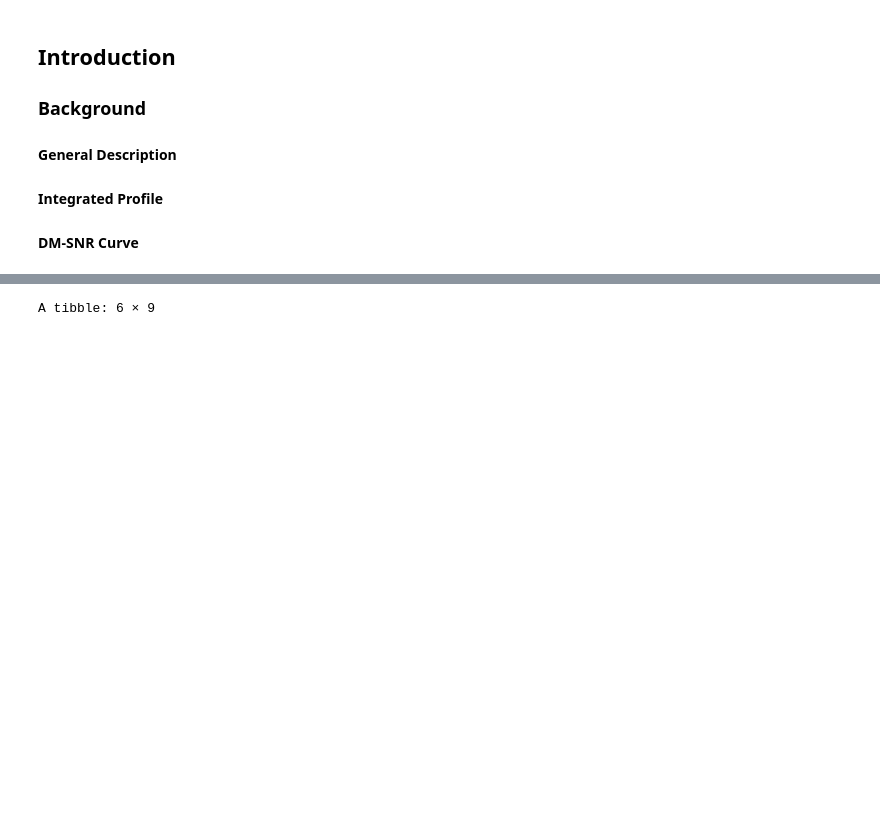
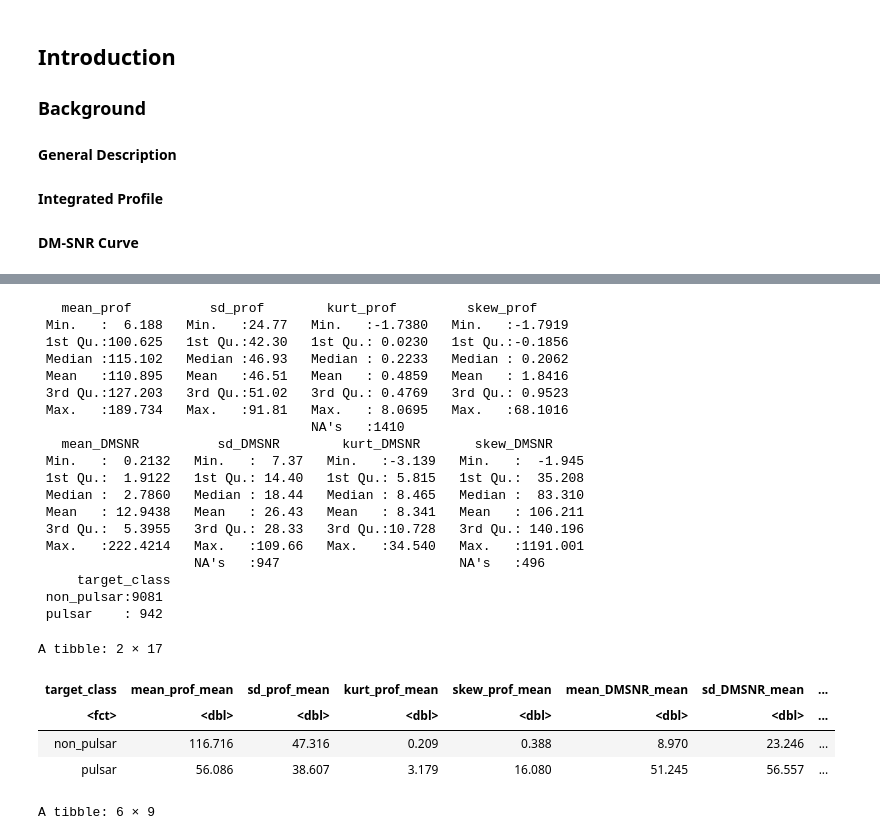
Before and after one commit to NicoRui/DSCI_100_Project, a Jupyter notebook: Proposal.ipynb, the cells around one changed output, grey strips where cells are left out. Drawn from its saved outputs; the diff is of its cells as text; code cells hidden in the pictures; blank space fills up the shorter version.

```diff
--- a/Proposal.ipynb
+++ b/Proposal.ipynb
@@ -96,3 +100,41 @@ summary_train_large = pulsar_train %>%
+# %%
+# Table of some summary statistics fore each variable
+summary(pulsar_train)
+
+#Pulsar train and test with no NAs
+pulsar_train_noNA = drop_na(pulsar_train)
+pulsar_test_noNA = drop_na(pulsar_test)
+
+summary_train_distribution = pulsar_train_noNA %>%
+    group_by(target_class) %>%
+    summarize_all(list(mean = mean, sd = sd)) %>%
+    mutate(across(where(is.numeric), round, 3))
+summary_train_distribution
+# %% [output]
+   mean_prof          sd_prof        kurt_prof         skew_prof
+ Min.   :  6.188   Min.   :24.77   Min.   :-1.7380   Min.   :-1.7919
+ 1st Qu.:100.625   1st Qu.:42.30   1st Qu.: 0.0230   1st Qu.:-0.1856
+ Median :115.102   Median :46.93   Median : 0.2233   Median : 0.2062
+ Mean   :110.895   Mean   :46.51   Mean   : 0.4859   Mean   : 1.8416
+ 3rd Qu.:127.203   3rd Qu.:51.02   3rd Qu.: 0.4769   3rd Qu.: 0.9523
+ Max.   :189.734   Max.   :91.81   Max.   : 8.0695   Max.   :68.1016
+                                   NA's   :1410
+   mean_DMSNR          sd_DMSNR        kurt_DMSNR       skew_DMSNR
+ Min.   :  0.2132   Min.   :  7.37   Min.   :-3.139   Min.   :  -1.945
+ 1st Qu.:  1.9122   1st Qu.: 14.40   1st Qu.: 5.815   1st Qu.:  35.208
+ Median :  2.7860   Median : 18.44   Median : 8.465   Median :  83.310
+ Mean   : 12.9438   Mean   : 26.43   Mean   : 8.341   Mean   : 106.211
+ 3rd Qu.:  5.3955   3rd Qu.: 28.33   3rd Qu.:10.728   3rd Qu.: 140.196
+ Max.   :222.4214   Max.   :109.66   Max.   :34.540   Max.   :1191.001
+                    NA's   :947                       NA's   :496
+     target_class
+ non_pulsar:9081
+ pulsar    : 942
+A tibble: 2 × 17
+| target_class | mean_prof_mean | sd_prof_mean | kurt_prof_mean | skew_prof_mean | mean_DMSNR_mean | sd_DMSNR_mean | ... |
+| <fct> | <dbl> | <dbl> | <dbl> | <dbl> | <dbl> | <dbl> | ... |
+| non_pulsar | 116.716 | 47.316 | 0.209 | 0.388 | 8.970 | 23.246 | ... |
+| pulsar | 56.086 | 38.607 | 3.179 | 16.080 | 51.245 | 56.557 | ... |
 # %%
 #Standardization of all predictor variables
 pulsar_recipe_train = recipe(target_class~., data = pulsar_train) %>%
```
Also changed, not shown: parts of 4 cells of this notebook.
